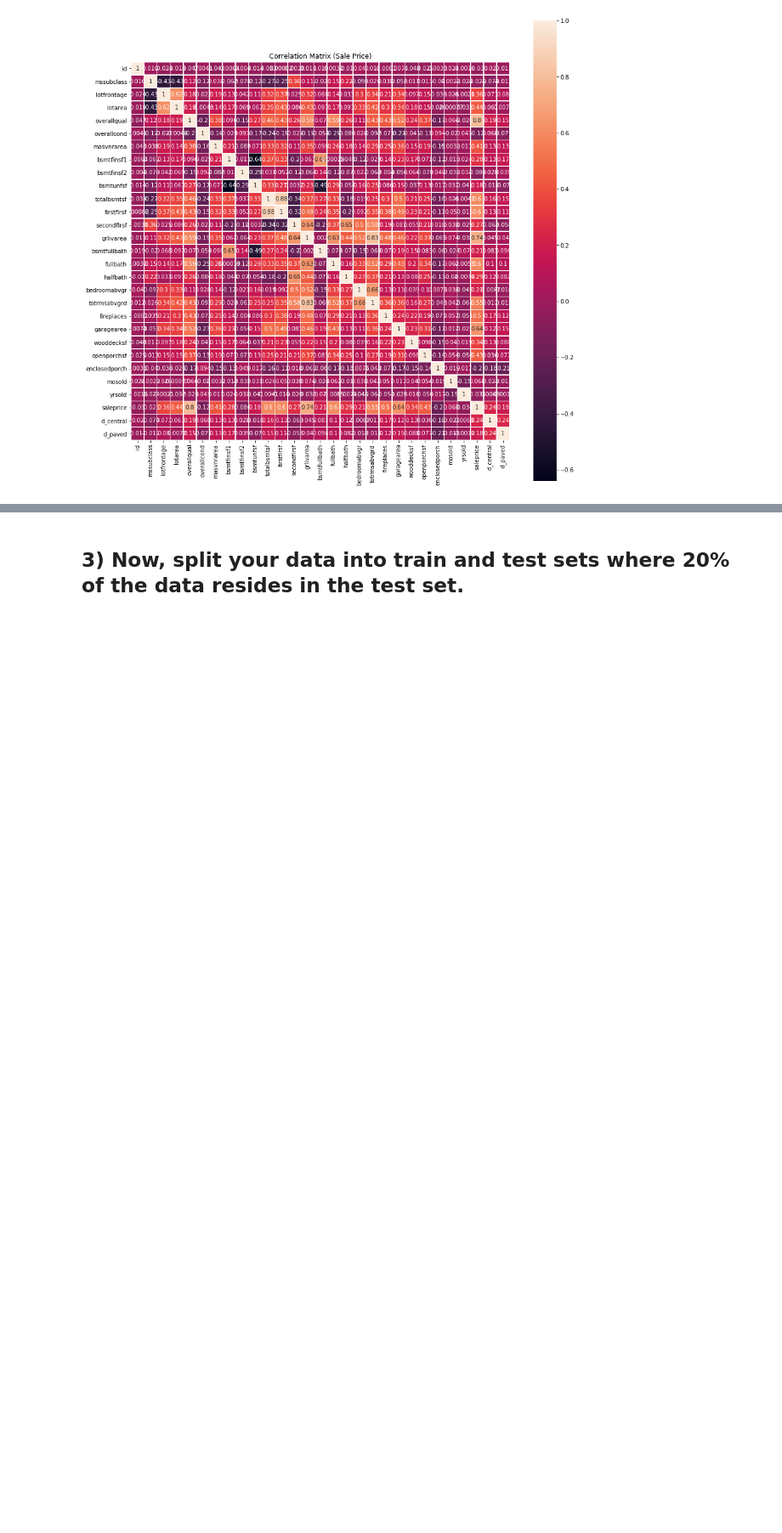
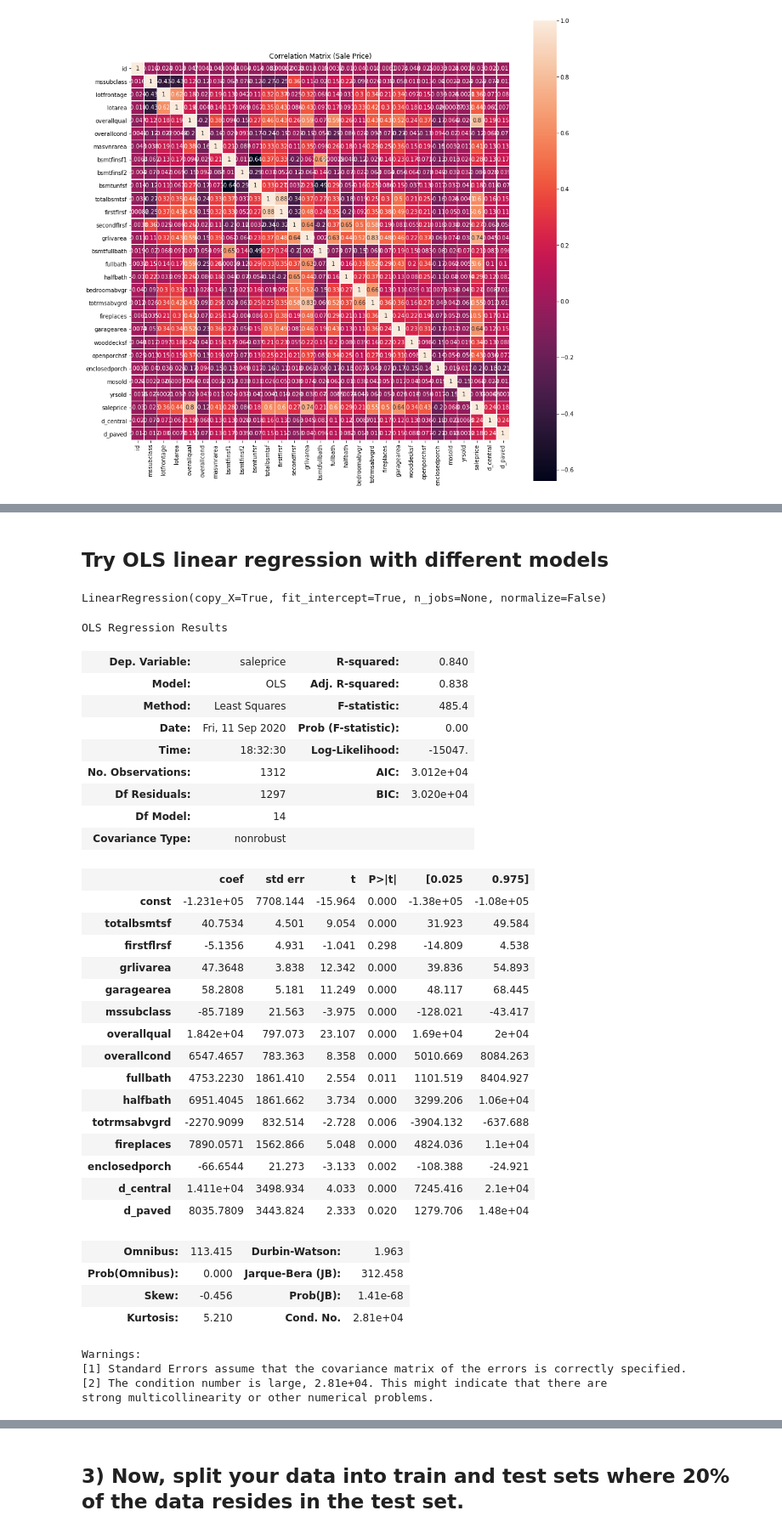
Before and after one commit to ssmcnatt/assignments, a Jupyter notebook: regression-problem-challenge.ipynb, the cells around one changed output, grey strips where cells are left out. Shown at 85% size. Drawn from its saved outputs; the diff is of its cells as text; code cells hidden in the pictures; blank space fills up the shorter version.

```diff
--- a/regression-problem-challenge.ipynb
+++ b/regression-problem-challenge.ipynb
@@ -361,3 +389,56 @@ Index(['id', 'mssubclass', 'lotfrontage', 'lotarea', 'overallqual',
 num_cols = ['totalbsmtsf', 'firstflrsf', 'grlivarea', 'garagearea']
 cat_cols = ['mssubclass', 'overallqual', 'overallcond', 'fullbath', 'halfbath', 'totrmsabvgrd',
            'fireplaces', 'enclosedporch']
+bin_cols = ['d_central', 'd_paved']
+# %% [markdown]
+## Try OLS linear regression with different models
+# %%
+X = house_df[num_cols + cat_cols + bin_cols]
+y = house_df['saleprice']
+
+lrm = linear_model.LinearRegression()
+
+lrm.fit(X, y)
+# %% [output]
+LinearRegression(copy_X=True, fit_intercept=True, n_jobs=None, normalize=False)
+# %%
+X = sm.add_constant(X)
+
+results = sm.OLS(y, X).fit()
+
+results.summary()
+# %% [output]
+OLS Regression Results
+| Dep. Variable: | saleprice | R-squared: | 0.840 |
+| Model: | OLS | Adj. R-squared: | 0.838 |
+| Method: | Least Squares | F-statistic: | 485.4 |
+| Date: | Fri, 11 Sep 2020 | Prob (F-statistic): | 0.00 |
+| Time: | 18:32:30 | Log-Likelihood: | -15047. |
+| No. Observations: | 1312 | AIC: | 3.012e+04 |
+| Df Residuals: | 1297 | BIC: | 3.020e+04 |
+| Df Model: | 14 |  |  |
+| Covariance Type: | nonrobust |  |  |
+|  | coef | std err | t | P>|t| | [0.025 | 0.975] |
+| const | -1.231e+05 | 7708.144 | -15.964 | 0.000 | -1.38e+05 | -1.08e+05 |
+| totalbsmtsf | 40.7534 | 4.501 | 9.054 | 0.000 | 31.923 | 49.584 |
+| firstflrsf | -5.1356 | 4.931 | -1.041 | 0.298 | -14.809 | 4.538 |
+| grlivarea | 47.3648 | 3.838 | 12.342 | 0.000 | 39.836 | 54.893 |
+| garagearea | 58.2808 | 5.181 | 11.249 | 0.000 | 48.117 | 68.445 |
+| mssubclass | -85.7189 | 21.563 | -3.975 | 0.000 | -128.021 | -43.417 |
+| overallqual | 1.842e+04 | 797.073 | 23.107 | 0.000 | 1.69e+04 | 2e+04 |
+| overallcond | 6547.4657 | 783.363 | 8.358 | 0.000 | 5010.669 | 8084.263 |
+| fullbath | 4753.2230 | 1861.410 | 2.554 | 0.011 | 1101.519 | 8404.927 |
+| halfbath | 6951.4045 | 1861.662 | 3.734 | 0.000 | 3299.206 | 1.06e+04 |
+| totrmsabvgrd | -2270.9099 | 832.514 | -2.728 | 0.006 | -3904.132 | -637.688 |
+| fireplaces | 7890.0571 | 1562.866 | 5.048 | 0.000 | 4824.036 | 1.1e+04 |
+| enclosedporch | -66.6544 | 21.273 | -3.133 | 0.002 | -108.388 | -24.921 |
+| d_central | 1.411e+04 | 3498.934 | 4.033 | 0.000 | 7245.416 | 2.1e+04 |
+| d_paved | 8035.7809 | 3443.824 | 2.333 | 0.020 | 1279.706 | 1.48e+04 |
+| Omnibus: | 113.415 | Durbin-Watson: | 1.963 |
+| Prob(Omnibus): | 0.000 | Jarque-Bera (JB): | 312.458 |
+| Skew: | -0.456 | Prob(JB): | 1.41e-68 |
+| Kurtosis: | 5.210 | Cond. No. | 2.81e+04 |
+Warnings:
+[1] Standard Errors assume that the covariance matrix of the errors is correctly specified.
+[2] The condition number is large, 2.81e+04. This might indicate that there are
+strong multicollinearity or other numerical problems.
```
Also changed, not shown: parts of 19 cells of this notebook.
